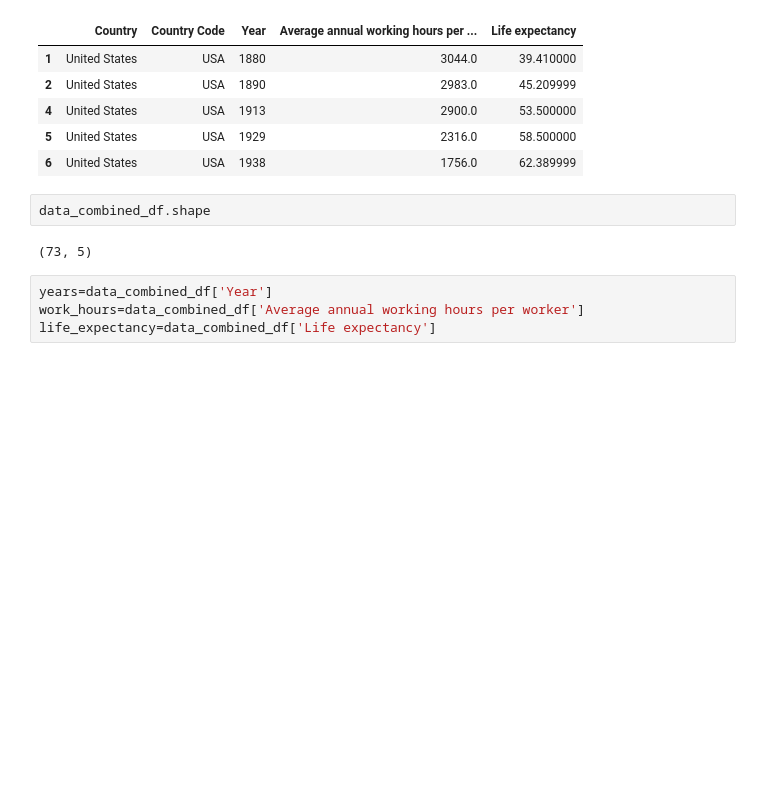
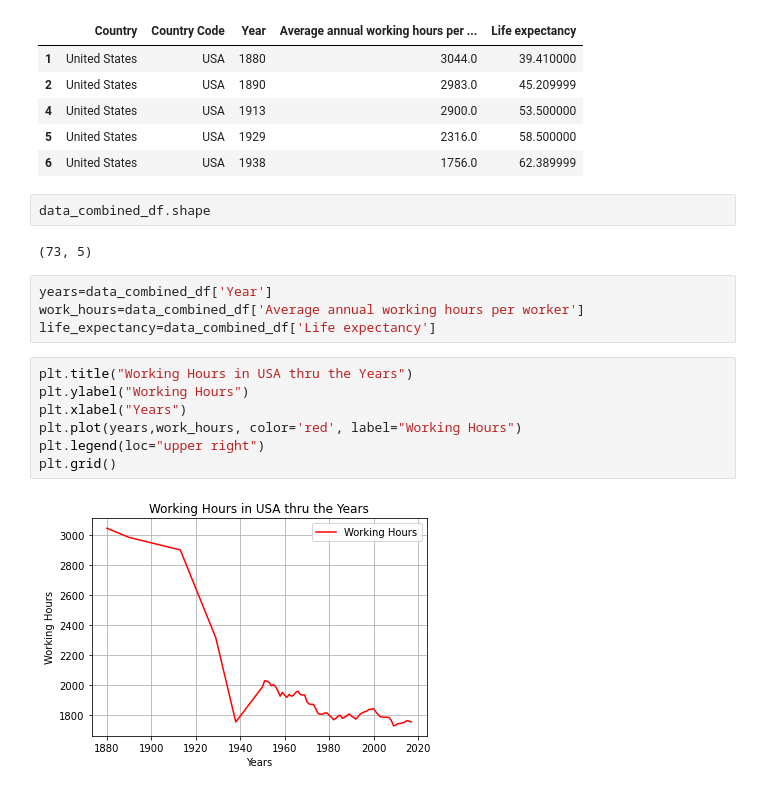
Before and after one commit to kkirstan/Quality-of-Life-vs.-Working-Hours-in-the-U.S., a Jupyter notebook: Quality of Life.ipynb, the cells around one changed output. Saved outputs shown, nothing was run; the diff lists cells and outputs as text; blank space fills up the shorter version.

```diff
--- a/Quality of Life.ipynb
+++ b/Quality of Life.ipynb
@@ -149,3 +123,12 @@ data_combined_df.shape
 years=data_combined_df['Year']
 work_hours=data_combined_df['Average annual working hours per worker']
 life_expectancy=data_combined_df['Life expectancy']
+# %%
+plt.title("Working Hours in USA thru the Years")
+plt.ylabel("Working Hours")
+plt.xlabel("Years")
+plt.plot(years,work_hours, color='red', label="Working Hours")
+plt.legend(loc="upper right")
+plt.grid()
+# %% [output]
+[figure, added]
```
Also changed, not shown: parts of 6 cells of this notebook, 2 other files.
